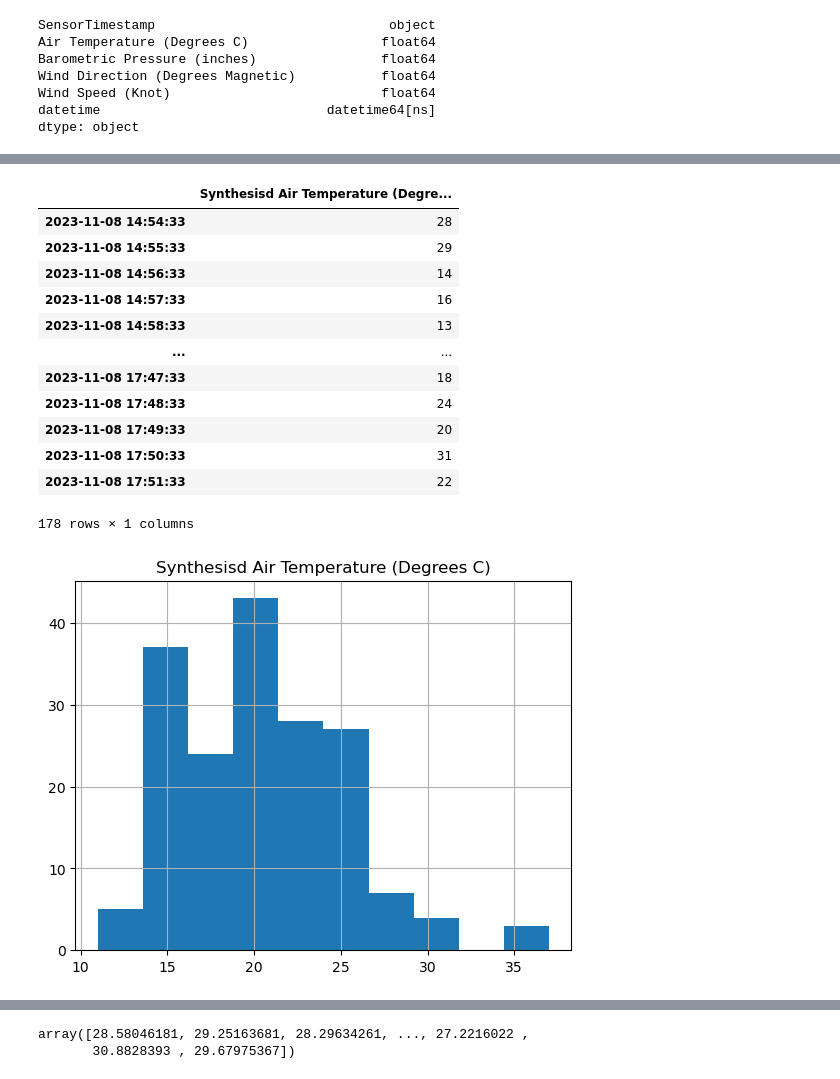
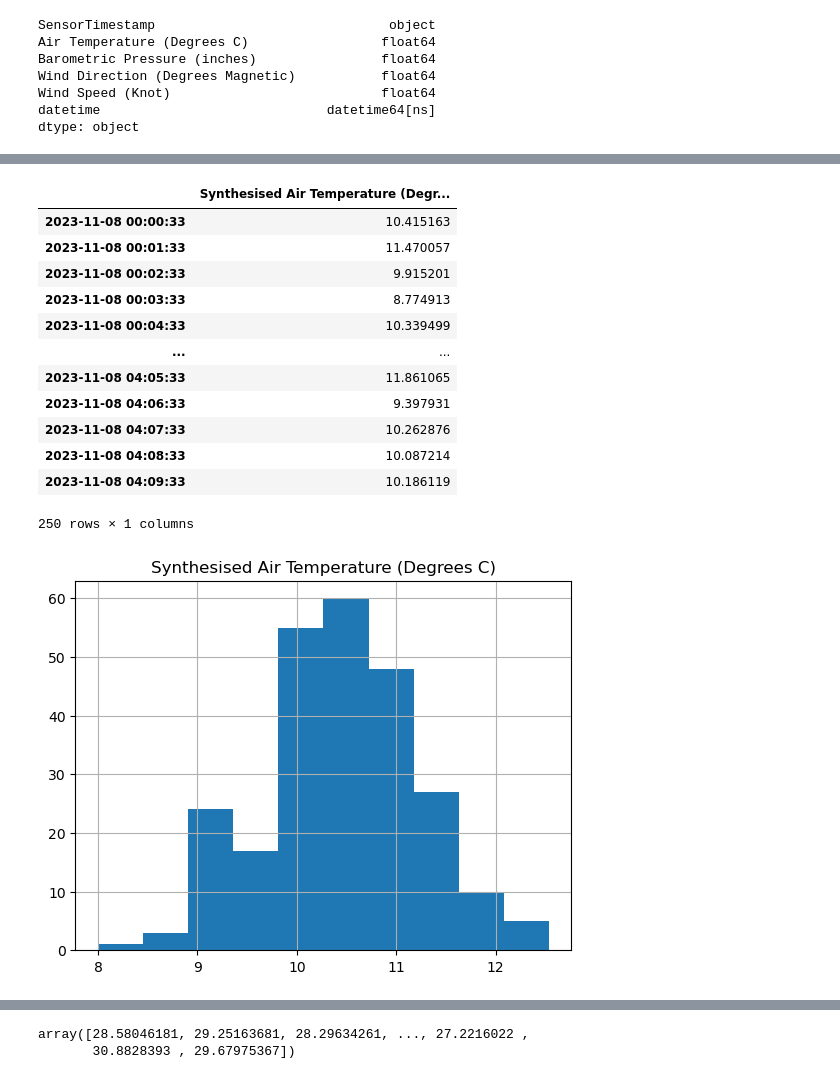
Before and after one commit to dectan/Programming-for-Data-Analysis-Project-1, a Jupyter notebook: Project 1.ipynb, the cells around one changed output, grey strips where cells are left out. Saved outputs shown, nothing was run; the diff lists cells and outputs as text; code cells hidden in the pictures.

```diff
--- a/Project 1.ipynb
+++ b/Project 1.ipynb
@@ -216,4 +225,4 @@ plt.show()
 # %%
-idx1 = pd.date_range(start = "2023-11-08 14:54:33", periods=178, freq="MIN")
+idx1 = pd.date_range(start = "2023-11-08 00:00:33", periods=250, freq="MIN")
 idx1
 # %% [output]
@@ -232,26 +241,27 @@ DatetimeIndex(['2023-11-08 14:54:33', '2023-11-08 14:55:33',
 # %%
 rng1 = np.random.default_rng()
-ts1 = pd.DataFrame(data=rng1.poisson(20,len(idx1)),index =idx1, columns=['Synthesisd Air Temperature (Degrees C)'])
+mu1, sigma1 = 10.42, .76
+ts1 = pd.DataFrame(data=rng1.normal(mu1, sigma1,len(idx1)),index =idx1, columns=['Synthesised Air Temperature (Degrees C)'])
 ts1
 # %% [output]
-|  | Synthesisd Air Temperature (Degre... |
-| 2023-11-08 14:54:33 | 28 |
-| 2023-11-08 14:55:33 | 29 |
-| 2023-11-08 14:56:33 | 14 |
-| 2023-11-08 14:57:33 | 16 |
-| 2023-11-08 14:58:33 | 13 |
+|  | Synthesised Air Temperature (Degr... |
+| 2023-11-08 00:00:33 | 10.415163 |
+| 2023-11-08 00:01:33 | 11.470057 |
+| 2023-11-08 00:02:33 | 9.915201 |
+| 2023-11-08 00:03:33 | 8.774913 |
+| 2023-11-08 00:04:33 | 10.339499 |
 | ... | ... |
-| 2023-11-08 17:47:33 | 18 |
-| 2023-11-08 17:48:33 | 24 |
-| 2023-11-08 17:49:33 | 20 |
-| 2023-11-08 17:50:33 | 31 |
-| 2023-11-08 17:51:33 | 22 |
+| 2023-11-08 04:05:33 | 11.861065 |
+| 2023-11-08 04:06:33 | 9.397931 |
+| 2023-11-08 04:07:33 | 10.262876 |
+| 2023-11-08 04:08:33 | 10.087214 |
+| 2023-11-08 04:09:33 | 10.186119 |
-178 rows × 1 columns
+250 rows × 1 columns
 # %%
-ts1.hist()
+ts1.hist('Synthesised Air Temperature (Degrees C)')
 plt.show()
 # %% [output]
-[figure, old version]
+[figure, new version]
 # %%
 sns.lineplot(data=df3, x="datetime", y = "Air Temperature (Degrees C)")
 # %% [output]
```
Also changed, not shown: parts of 63 cells of this notebook, 1 other file.
